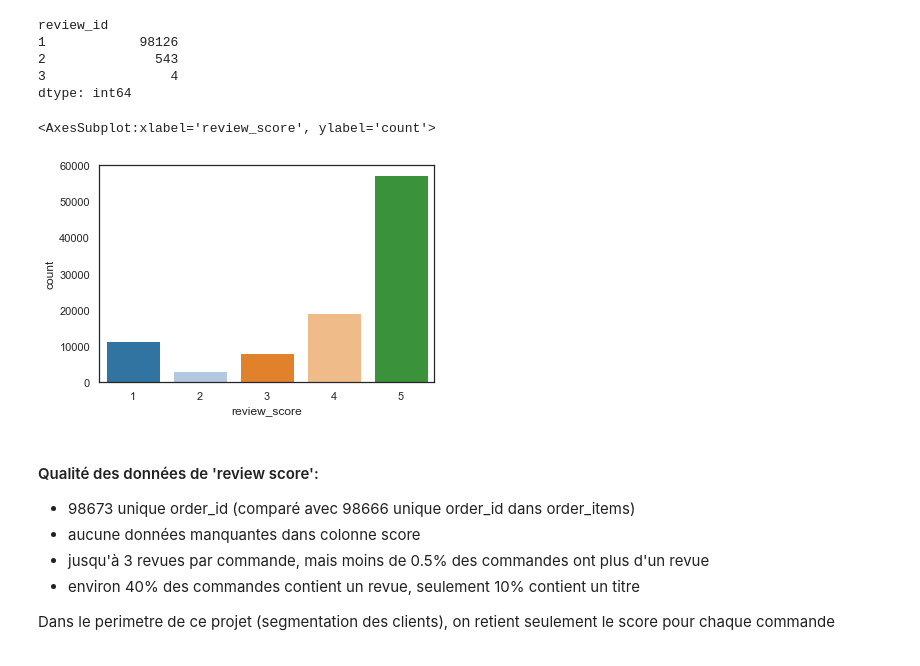
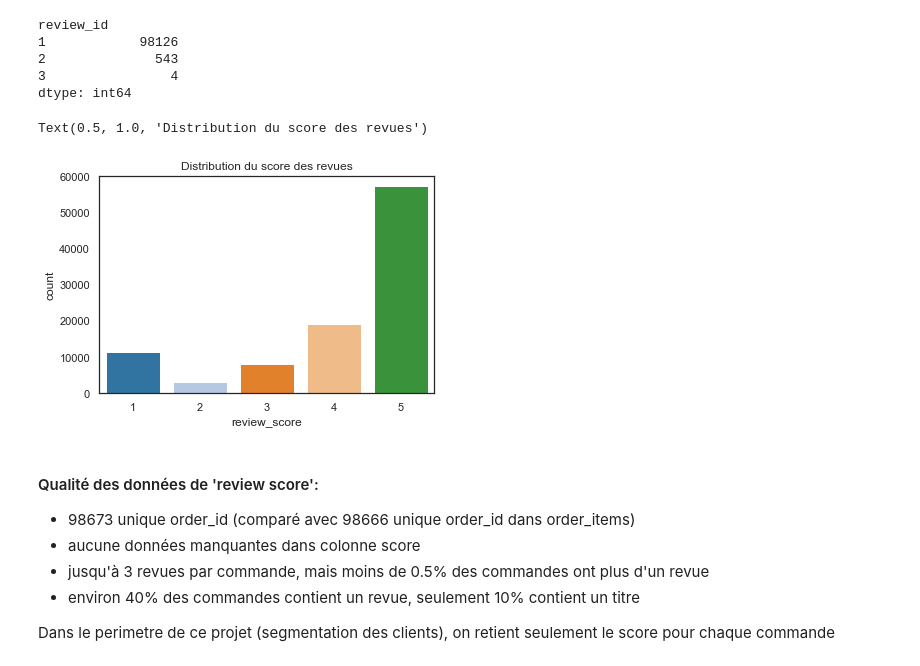
Before and after one commit to mrcreasey/oc-ds-p5-unsupervised-clustering, a Jupyter notebook: P5_01_analyse.ipynb, the cells around one changed output. Cells and saved outputs as stored; diff of their text form; code cells hidden in the pictures.

```diff
--- a/P5_01_analyse.ipynb
+++ b/P5_01_analyse.ipynb
@@ -530,9 +529,10 @@ review_id
 dtype: int64
 # %%
 sns.countplot(data=order_reviews, x='review_score')
+plt.title('Distribution du score des revues')
 # %% [output]
-<AxesSubplot:xlabel='review_score', ylabel='count'>
+Text(0.5, 1.0, 'Distribution du score des revues')
-[figure, old version]
+[figure, new version]
 # %% [markdown]
 #### Qualité des données de 'review score':
 
```
Also changed, not shown: parts of 15 cells of this notebook.
